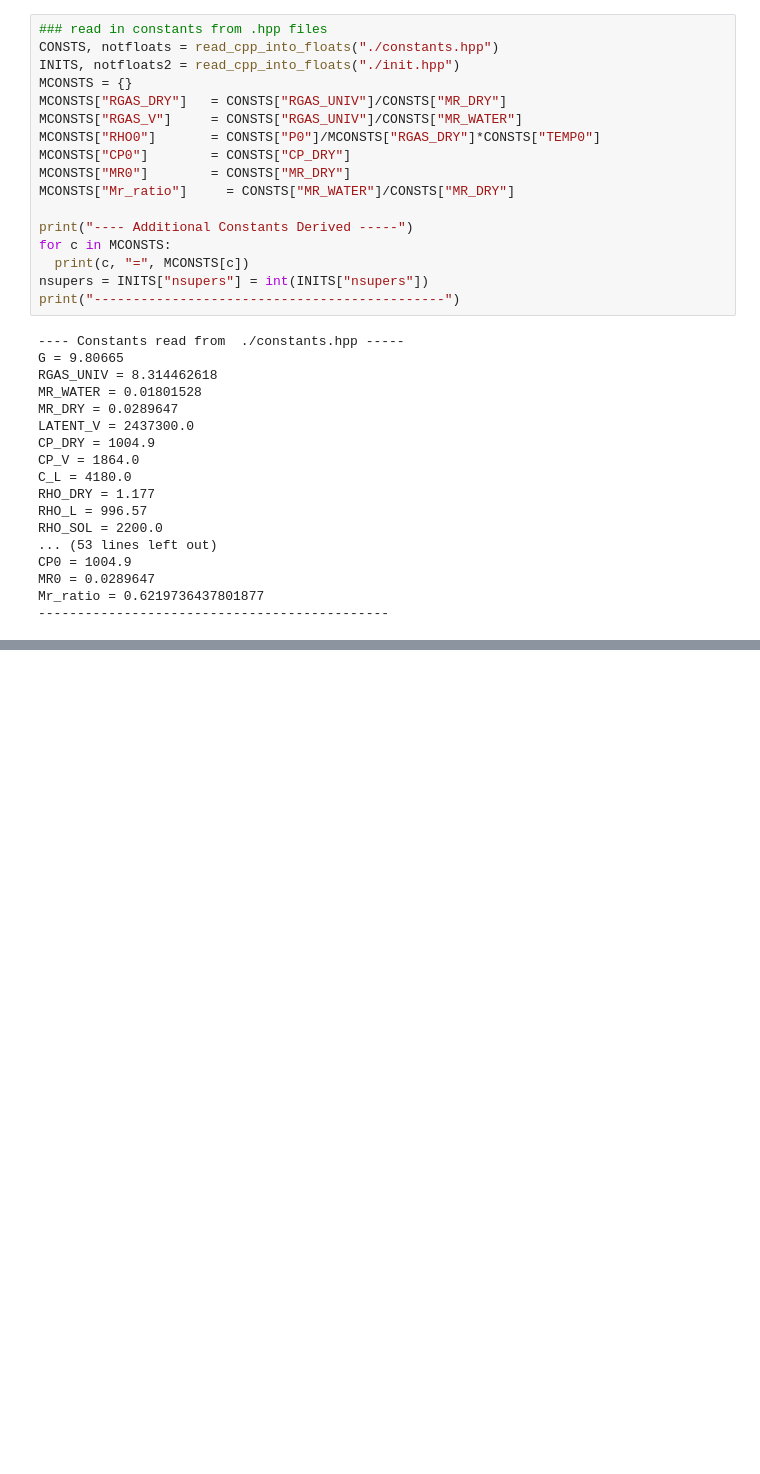
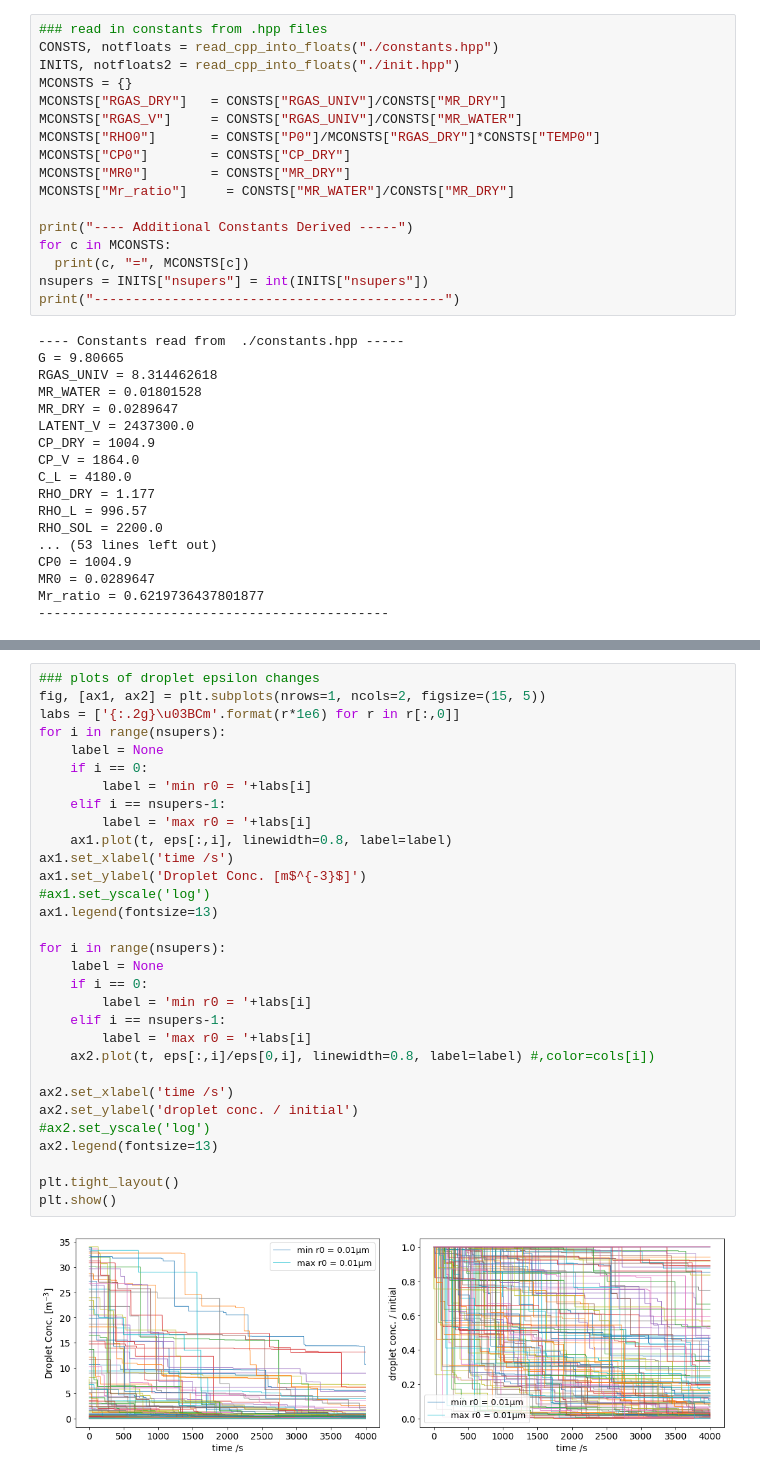
Before and after one commit to yoctoyotta1024/clara-bayley-superdroplets, a Jupyter notebook: plot_csv.ipynb, the cells around one changed output, grey strips where cells are left out. Drawn from its saved outputs; the diff is of its cells as text; blank space fills up the shorter version.

```diff
--- a/plot_csv.ipynb
+++ b/plot_csv.ipynb
@@ -430,0 +438,33 @@ plt.tight_layout()
+# %%
+### plots of droplet epsilon changes
+fig, [ax1, ax2] = plt.subplots(nrows=1, ncols=2, figsize=(15, 5))
+labs = ['{:.2g}\u03BCm'.format(r*1e6) for r in r[:,0]]
+for i in range(nsupers):
+    label = None
+    if i == 0:
+        label = 'min r0 = '+labs[i]
+    elif i == nsupers-1:
+        label = 'max r0 = '+labs[i]
+    ax1.plot(t, eps[:,i], linewidth=0.8, label=label)
+ax1.set_xlabel('time /s')
+ax1.set_ylabel('Droplet Conc. [m$^{-3}$]')
+#ax1.set_yscale('log')
+ax1.legend(fontsize=13)
+
+for i in range(nsupers):
+    label = None
+    if i == 0:
+        label = 'min r0 = '+labs[i]
+    elif i == nsupers-1:
+        label = 'max r0 = '+labs[i]
+    ax2.plot(t, eps[:,i]/eps[0,i], linewidth=0.8, label=label) #,color=cols[i])
+
+ax2.set_xlabel('time /s')
+ax2.set_ylabel('droplet conc. / initial')
+#ax2.set_yscale('log')
+ax2.legend(fontsize=13)
+
+plt.tight_layout()
+plt.show()
+# %% [output]
+[figure, added]
```
Also changed, not shown: parts of 10 cells of this notebook, 19 other files.
